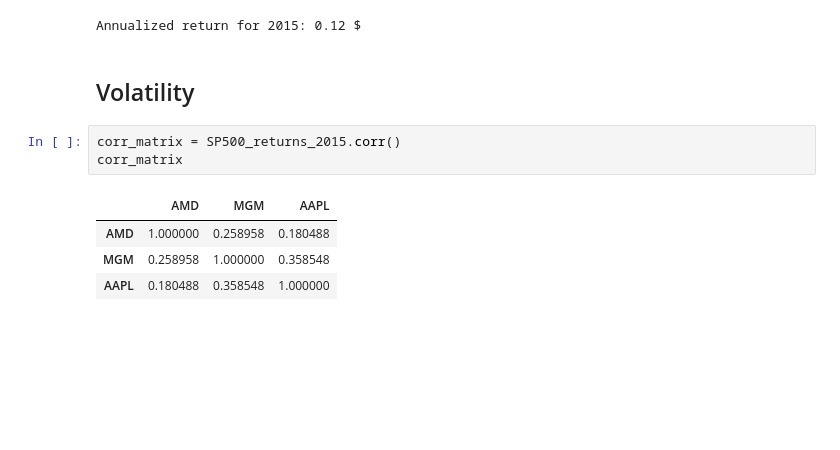
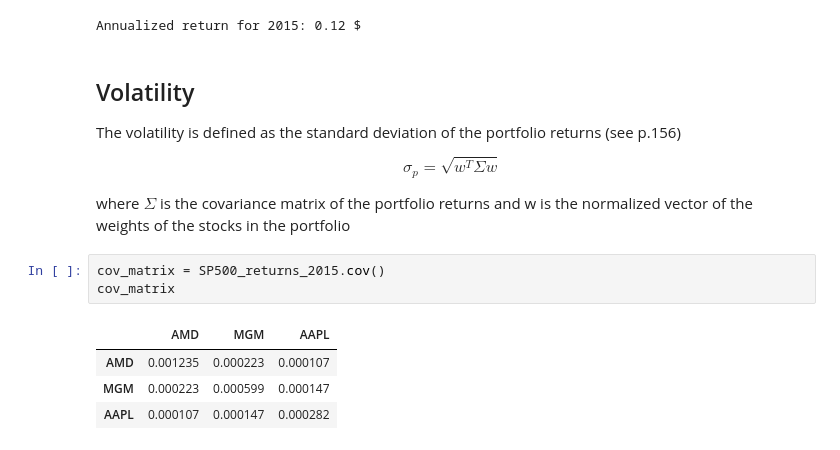
Before and after one commit to luigiselmi/finstat, a Jupyter notebook: palomar/ch6_portfolio_basics.ipynb, the cells around one changed output. Saved outputs shown, nothing was run; the diff lists cells and outputs as text; blank space fills up the shorter version.

Commit message:
portfolio annualized volatility

```diff
--- a/palomar/ch6_portfolio_basics.ipynb
+++ b/palomar/ch6_portfolio_basics.ipynb
@@ -218,11 +218,16 @@ print('Annualized return for 2015: {:.2f} $'.format(return_2015))
 Annualized return for 2015: 0.12 $
 # %% [markdown]
 ## Volatility
+The volatility is defined as the standard deviation of the portfolio returns (see p.156)
+
+$$\sigma_p = \sqrt{w^T \Sigma w}$$
+
+where $\Sigma$ is the covariance matrix of the portfolio returns and w is the normalized vector of the weights of the stocks in the portfolio
 # %%
-corr_matrix = SP500_returns_2015.corr()
-corr_matrix
+cov_matrix = SP500_returns_2015.cov()
+cov_matrix
 # %% [output]
 |  | AMD | MGM | AAPL |
-| AMD | 1.000000 | 0.258958 | 0.180488 |
-| MGM | 0.258958 | 1.000000 | 0.358548 |
-| AAPL | 0.180488 | 0.358548 | 1.000000 |
+| AMD | 0.001235 | 0.000223 | 0.000107 |
+| MGM | 0.000223 | 0.000599 | 0.000147 |
+| AAPL | 0.000107 | 0.000147 | 0.000282 |
```
Also changed, not shown: parts of 6 cells of this notebook.
